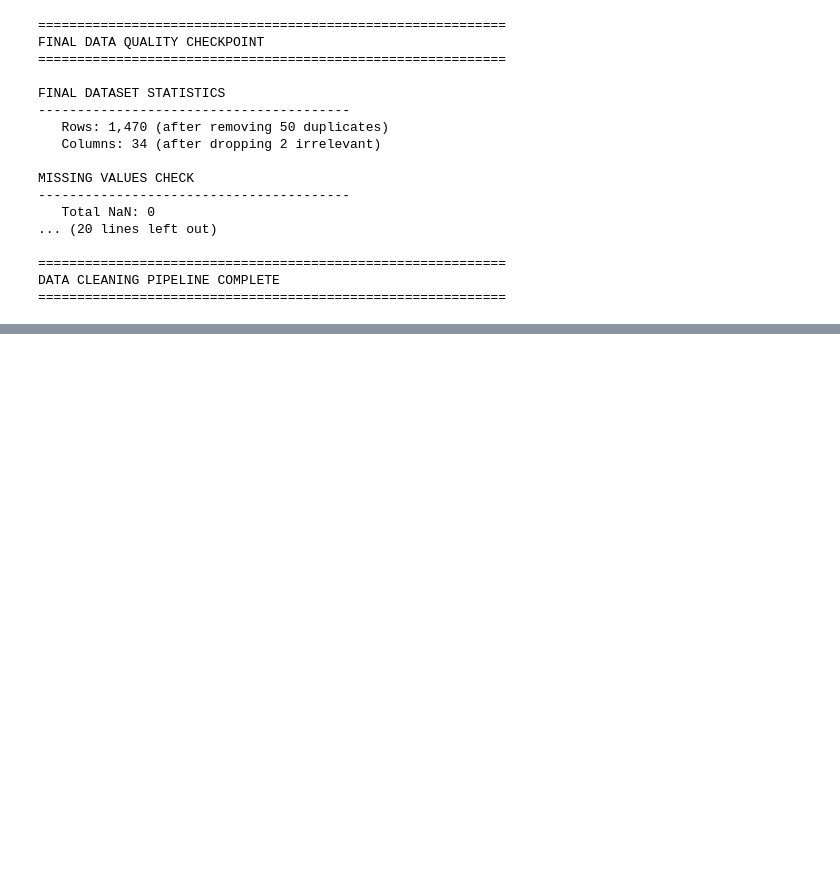
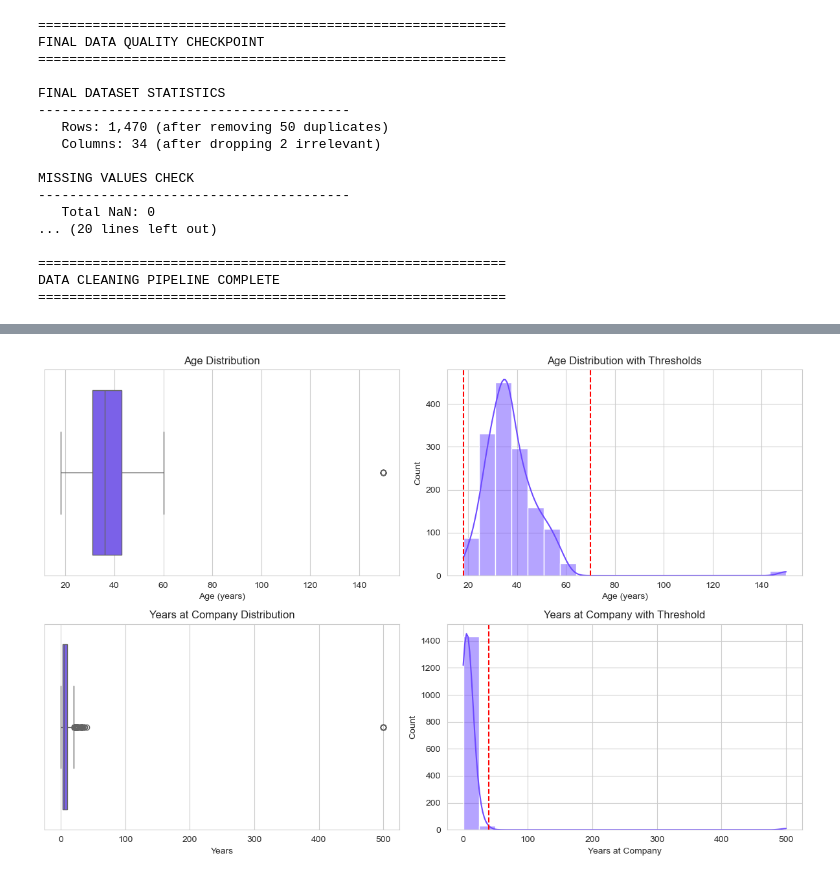
Before and after one commit to JosteinCT/data-analytics-portfolio, a Jupyter notebook: project-2-python/notebooks/01_hr_attrition_eda.ipynb, the cells around one changed output, grey strips where cells are left out. Cells and saved outputs as stored; diff of their text form; code cells hidden in the pictures; blank space fills up the shorter version.

Commit message:
Complete EDA analysis with outlier investigation, correlation analysis, and key insights

```diff
--- a/project-2-python/notebooks/01_hr_attrition_eda.ipynb
+++ b/project-2-python/notebooks/01_hr_attrition_eda.ipynb
@@ -582,0 +596,15 @@ DATA CLEANING PIPELINE COMPLETE
+# %%
+# Load cleaned dataset
+df = pd.read_csv(CLEAN_PATH)
+
+print("LOADED CLEANED DATASET")
+print("="*40)
+print(f"Shape: {df.shape[0]:,} rows × {df.shape[1]} columns")
+print(f"\nFirst 5 rows:")
+display(df.head())
+
+# Quick overview
+print(f"\nData types:")
+print(df.dtypes.value_counts())
+
+print(f"\nMissing values: {df.isnull().sum().sum()}")
@@ -582,0 +711,66 @@ DATA CLEANING PIPELINE COMPLETE
+# %%
+print("OUTLIER INVESTIGATION")
+print("="*60)
+
+# ========== IDENTIFY OUTLIERS ==========
+age_outliers = df[(df['Age'] < 18) | (df['Age'] > 70)]
+tenure_outliers = df[df['YearsAtCompany'] > 40]
+
+print(f"\nAge outliers (<18 or >70): {len(age_outliers):,} records")
+if len(age_outliers) > 0:
+    print(f"   Extreme values: {age_outliers['Age'].unique()}")
+
+print(f"\nTenure outliers (>40 years): {len(tenure_outliers):,} records")
+if len(tenure_outliers) > 0:
+    print(f"   Extreme values: {tenure_outliers['YearsAtCompany'].unique()}")
+
+# ========== VISUALIZE ==========
+print(f"\nGenerating diagnostic plots...")
+
+fig, axes = plt.subplots(2, 2, figsize=(12, 8))
+
+# Age boxplot
+sns.boxplot(x=df['Age'], ax=axes[0, 0], color='#6d4aff')
+axes[0, 0].set_title('Age Distribution')
+axes[0, 0].set_xlabel('Age (years)')
+
+# Age histogram
+sns.histplot(df['Age'], bins=20, ax=axes[0, 1], kde=True, color='#6d4aff')
+axes[0, 1].axvline(70, color='red', linestyle='--')
+axes[0, 1].axvline(18, color='red', linestyle='--')
+axes[0, 1].set_title('Age Distribution with Thresholds')
+axes[0, 1].set_xlabel('Age (years)')
+
+# Tenure boxplot
+sns.boxplot(x=df['YearsAtCompany'], ax=axes[1, 0], color='#6d4aff')
+axes[1, 0].set_title('Years at Company Distribution')
+axes[1, 0].set_xlabel('Years')
+
+# Tenure histogram
+sns.histplot(df['YearsAtCompany'], bins=20, ax=axes[1, 1], kde=True, color='#6d4aff')
+axes[1, 1].axvline(40, color='red', linestyle='--')
+axes[1, 1].set_title('Years at Company with Threshold')
+axes[1, 1].set_xlabel('Years at Company')
+
+plt.tight_layout()
+plt.savefig('../outputs/01_outlier_diagnostics.png', dpi=300, bbox_inches='tight')
+plt.show()
+
+# ========== APPLY CORRECTIONS ==========
+print("\nAPPLYING CORRECTIONS")
+print("-"*40)
+
+# Cap outliers
+df.loc[df['Age'] < 18, 'Age'] = 18
+df.loc[df['Age'] > 70, 'Age'] = 70
+df.loc[df['YearsAtCompany'] > 40, 'YearsAtCompany'] = 40
+
+# Verify
+print(f"Age outliers after capping: {((df['Age'] < 18) | (df['Age'] > 70)).sum()}")
+print(f"Tenure outliers after capping: {(df['YearsAtCompany'] > 40).sum()}")
+
+# Save corrected dataset
+df.to_csv(CLEAN_PATH, index=False)
+print(f"\n✓ Dataset updated and saved")
+print("="*60)
+# %% [output]
@@ -582,0 +787 @@ DATA CLEANING PIPELINE COMPLETE
+[figure, added]
```
Also changed, not shown: parts of 15 cells of this notebook, 9 other files.
